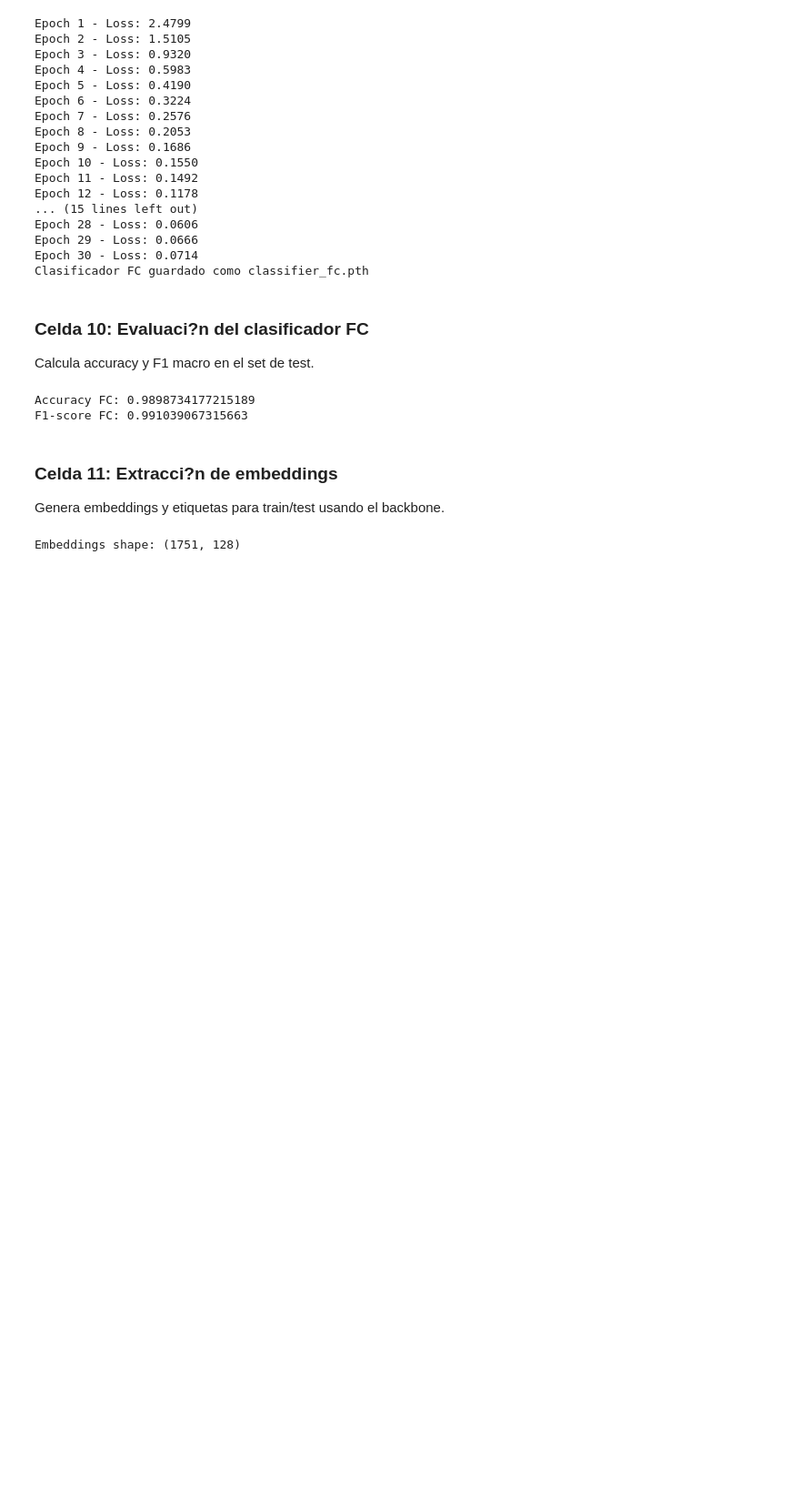
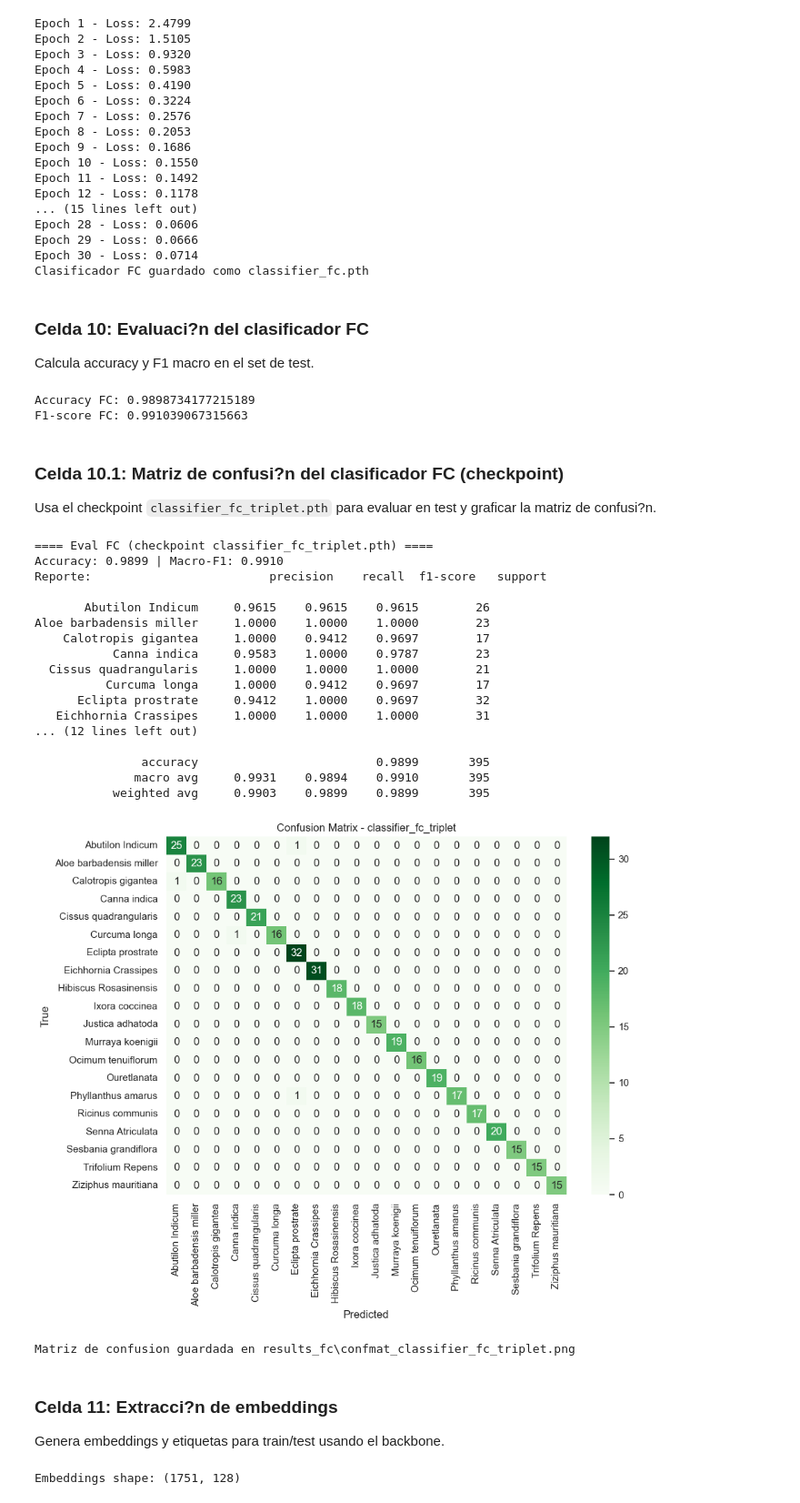
Before and after one commit to mightyssge/deep, a Jupyter notebook: TripleLost.ipynb, the cells around one changed output. Shown at 91% size. Drawn from its saved outputs; the diff is of its cells as text; code cells hidden in the pictures; blank space fills up the shorter version.

```diff
--- a/TripleLost.ipynb
+++ b/TripleLost.ipynb
@@ -353,6 +353,75 @@ print("F1-score FC:", f1)
 # %% [output]
 Accuracy FC: 0.9898734177215189
 F1-score FC: 0.991039067315663
+# %% [markdown]
+### Celda 10.1: Matriz de confusi?n del clasificador FC (checkpoint)
+Usa el checkpoint `classifier_fc_triplet.pth` para evaluar en test y graficar la matriz de confusi?n.
+# %%
+from pathlib import Path
+from sklearn.metrics import confusion_matrix, classification_report
+
+ckpt_path = Path("classifier_fc_triplet.pth")
+backbone_ckpt = Path("siamese_triplet_backbone.pth")
+
+# Reconstruir backbone y clasificador desde los checkpoints
+backbone_eval = SiameseBackbone(embedding_size=128).to(device)
+if backbone_ckpt.exists():
+    backbone_eval.load_state_dict(torch.load(backbone_ckpt, map_location=device))
+classifier_eval = Classifier(backbone_eval, 128, num_classes).to(device)
+classifier_eval.load_state_dict(torch.load(ckpt_path, map_location=device))
+classifier_eval.eval()
+
+all_labels, all_preds = [], []
+with torch.no_grad():
+    for images, labels in test_loader:
+        images = images.to(device)
+        labels = labels.to(device)
+        outputs = classifier_eval(images)
+        preds = outputs.argmax(dim=1)
+        all_labels.extend(labels.cpu().numpy())
+        all_preds.extend(preds.cpu().numpy())
+
+acc_ckpt = accuracy_score(all_labels, all_preds)
+f1_ckpt = f1_score(all_labels, all_preds, average="macro")
+cm_ckpt = confusion_matrix(all_labels, all_preds)
+report_ckpt = classification_report(all_labels, all_preds, target_names=class_names, digits=4)
+
+print("==== Eval FC (checkpoint classifier_fc_triplet.pth) ====")
+print(f"Accuracy: {acc_ckpt:.4f} | Macro-F1: {f1_ckpt:.4f}")
+print("Reporte:" + report_ckpt)
+
+plt.figure(figsize=(10, 8))
+sns.heatmap(cm_ckpt, annot=True, fmt="d", cmap="Greens", xticklabels=class_names, yticklabels=class_names)
+plt.xlabel("Predicted")
+plt.ylabel("True")
+plt.title("Confusion Matrix - classifier_fc_triplet")
+confmat_path = Path("results_fc")
+confmat_path.mkdir(exist_ok=True, parents=True)
+confmat_file = confmat_path / "confmat_classifier_fc_triplet.png"
+plt.tight_layout()
+plt.savefig(confmat_file, dpi=300)
+plt.show()
+print(f"Matriz de confusion guardada en {confmat_file}")
+# %% [output]
+==== Eval FC (checkpoint classifier_fc_triplet.pth) ====
+Accuracy: 0.9899 | Macro-F1: 0.9910
+Reporte:                         precision    recall  f1-score   support
+
+       Abutilon Indicum     0.9615    0.9615    0.9615        26
+Aloe barbadensis miller     1.0000    1.0000    1.0000        23
+    Calotropis gigantea     1.0000    0.9412    0.9697        17
+           Canna indica     0.9583    1.0000    0.9787        23
+  Cissus quadrangularis     1.0000    1.0000    1.0000        21
+          Curcuma longa     1.0000    0.9412    0.9697        17
+      Eclipta prostrate     0.9412    1.0000    0.9697        32
+   Eichhornia Crassipes     1.0000    1.0000    1.0000        31
+... (12 lines left out)
+
+               accuracy                         0.9899       395
+              macro avg     0.9931    0.9894    0.9910       395
+           weighted avg     0.9903    0.9899    0.9899       395
+[figure, added]
+Matriz de confusion guardada en results_fc\confmat_classifier_fc_triplet.png
 # %% [markdown]
 ### Celda 11: Extracci?n de embeddings
 Genera embeddings y etiquetas para train/test usando el backbone.
```
Also changed, not shown: 1 other file.
